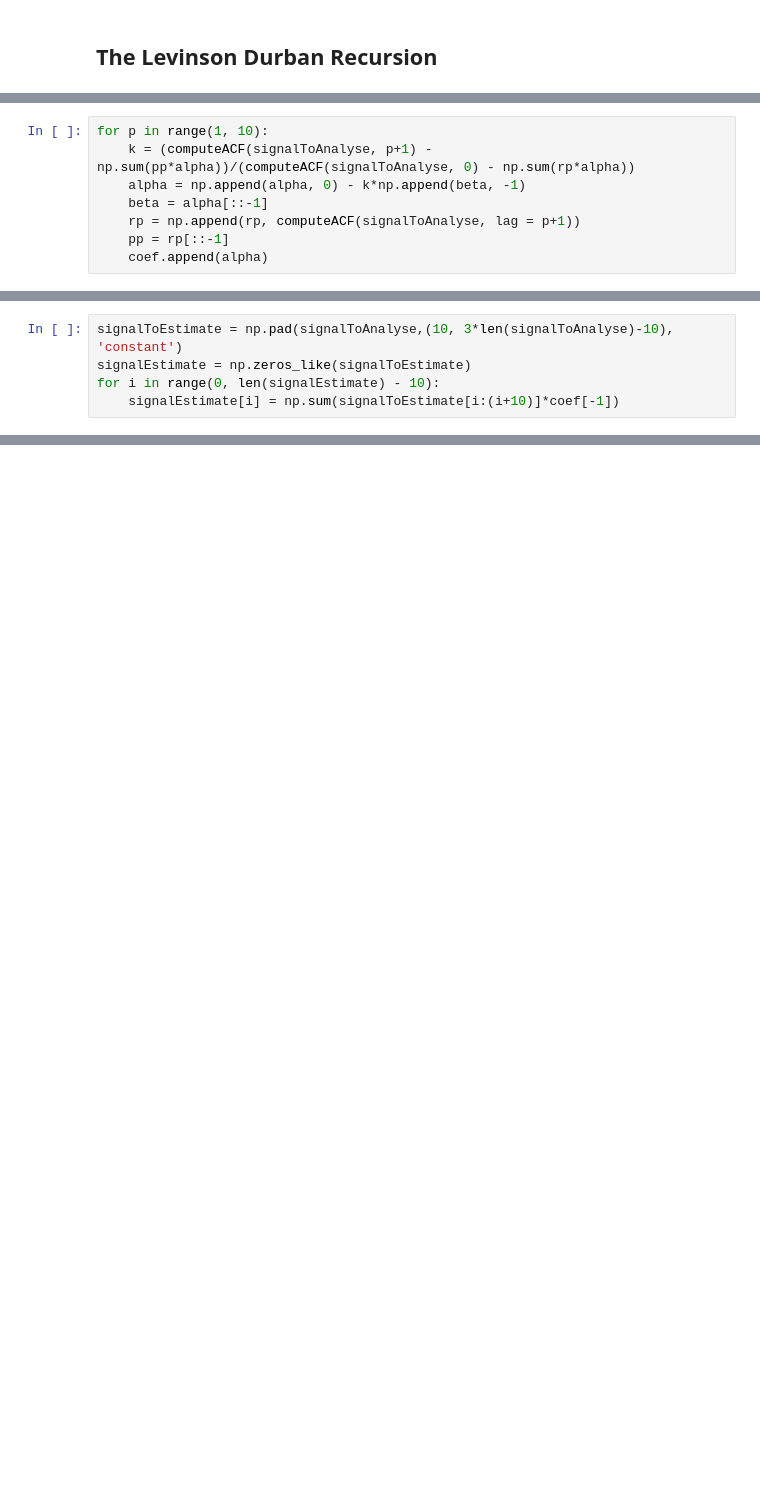
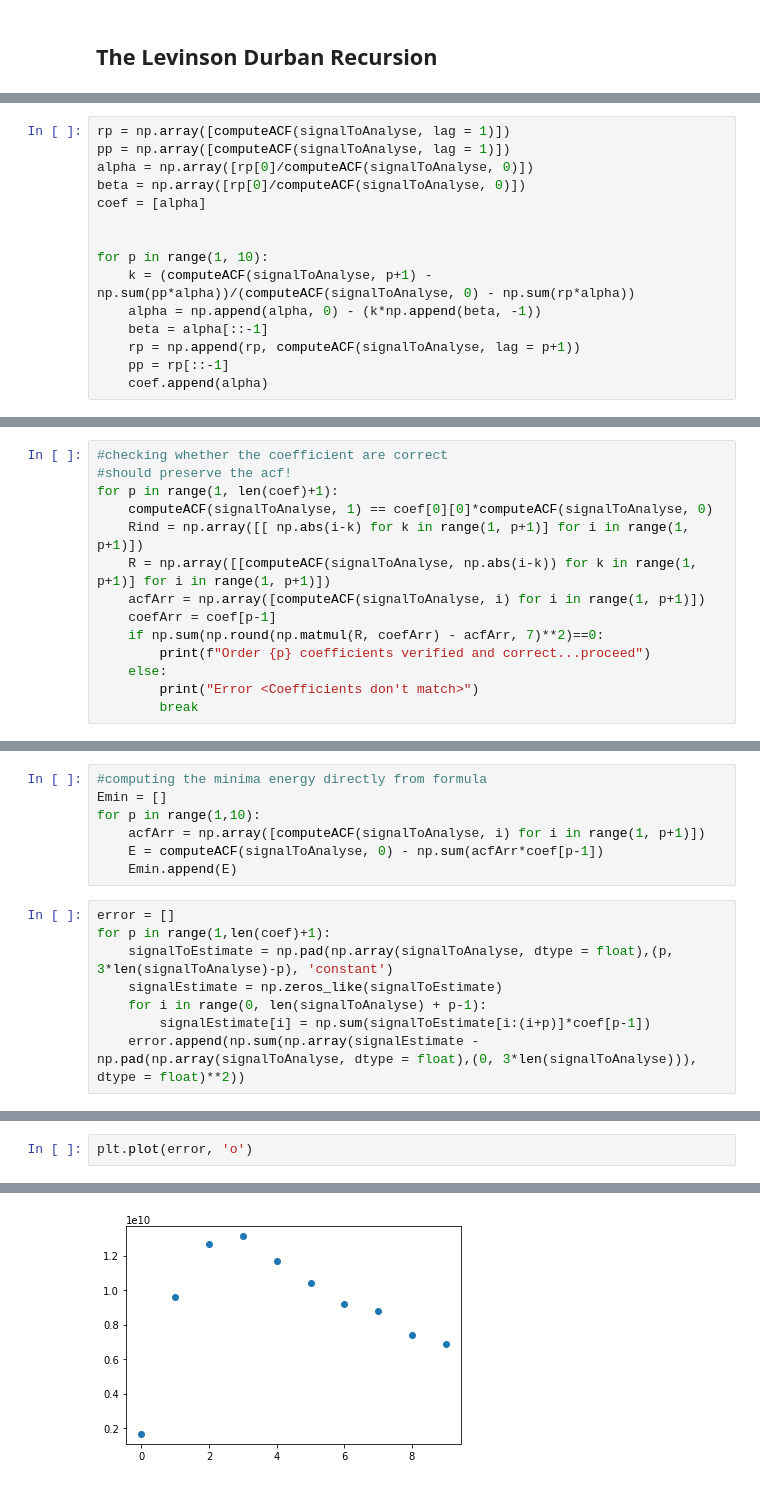
Before and after one commit to Rohit01-zoey/EE679, a Jupyter notebook: CompAssg2/Code.ipynb, the cells around one changed output, grey strips where cells are left out. Saved outputs shown, nothing was run; the diff lists cells and outputs as text; blank space fills up the shorter version.

Commit message:
check for coef added

```diff
--- a/CompAssg2/Code.ipynb
+++ b/CompAssg2/Code.ipynb
@@ -108,7 +107,14 @@ coef = [alpha]
 # %%
+rp = np.array([computeACF(signalToAnalyse, lag = 1)])
+pp = np.array([computeACF(signalToAnalyse, lag = 1)])
+alpha = np.array([rp[0]/computeACF(signalToAnalyse, 0)])
+beta = np.array([rp[0]/computeACF(signalToAnalyse, 0)])
+coef = [alpha]
+
+
 for p in range(1, 10):
     k = (computeACF(signalToAnalyse, p+1) - np.sum(pp*alpha))/(computeACF(signalToAnalyse, 0) - np.sum(rp*alpha))
-    alpha = np.append(alpha, 0) - k*np.append(beta, -1)
+    alpha = np.append(alpha, 0) - (k*np.append(beta, -1))
     beta = alpha[::-1]
     rp = np.append(rp, computeACF(signalToAnalyse, lag = p+1))
     pp = rp[::-1]
@@ -133,0 +140,14 @@ coef
+# %%
+#checking whether the coefficient are correct
+#should preserve the acf!
+for p in range(1, len(coef)+1):
+    computeACF(signalToAnalyse, 1) == coef[0][0]*computeACF(signalToAnalyse, 0)
+    Rind = np.array([[ np.abs(i-k) for k in range(1, p+1)] for i in range(1, p+1)])
+    R = np.array([[computeACF(signalToAnalyse, np.abs(i-k)) for k in range(1, p+1)] for i in range(1, p+1)])
+    acfArr = np.array([computeACF(signalToAnalyse, i) for i in range(1, p+1)])
+    coefArr = coef[p-1]
+    if np.sum(np.round(np.matmul(R, coefArr) - acfArr, 7)**2)==0:
+        print(f"Order {p} coefficients verified and correct...proceed")
+    else:
+        print("Error <Coefficients don't match>")
+        break
@@ -134,5 +165,15 @@ coef
+# %%
+#computing the minima energy directly from formula
+Emin = []
+for p in range(1,10):
+    acfArr = np.array([computeACF(signalToAnalyse, i) for i in range(1, p+1)])
+    E = computeACF(signalToAnalyse, 0) - np.sum(acfArr*coef[p-1])
+    Emin.append(E)
 # %%
-signalToEstimate = np.pad(signalToAnalyse,(10, 3*len(signalToAnalyse)-10), 'constant')
-signalEstimate = np.zeros_like(signalToEstimate)
-for i in range(0, len(signalEstimate) - 10):
-    signalEstimate[i] = np.sum(signalToEstimate[i:(i+10)]*coef[-1])
+error = []
+for p in range(1,len(coef)+1):
+    signalToEstimate = np.pad(np.array(signalToAnalyse, dtype = float),(p, 3*len(signalToAnalyse)-p), 'constant')
+    signalEstimate = np.zeros_like(signalToEstimate)
+    for i in range(0, len(signalToAnalyse) + p-1):
+        signalEstimate[i] = np.sum(signalToEstimate[i:(i+p)]*coef[p-1])
+    error.append(np.sum(np.array(signalEstimate - np.pad(np.array(signalToAnalyse, dtype = float),(0, 3*len(signalToAnalyse))), dtype = float)**2))
@@ -158,0 +180,3 @@ array([  -732,  -1836,   3043,   2144,   2172,  -1276,  -4492,  -2755,
+# %%
+plt.plot(error, 'o')
+# %% [output]
@@ -158,0 +184 @@ array([  -732,  -1836,   3043,   2144,   2172,  -1276,  -4492,  -2755,
+[figure, added]
```
Also changed, not shown: parts of 10 cells of this notebook.
